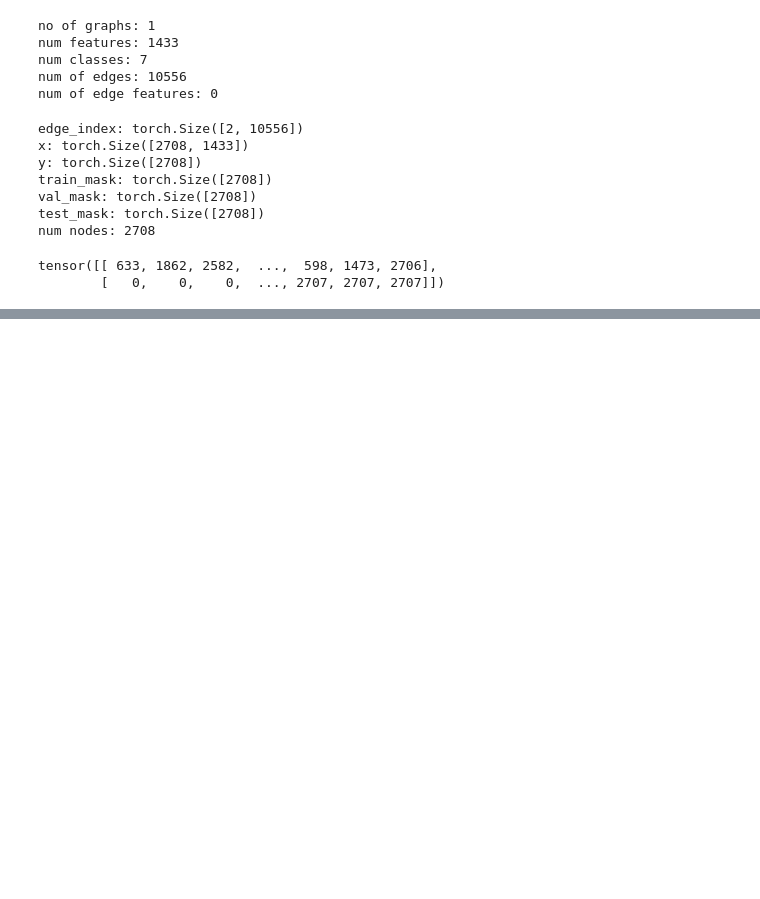
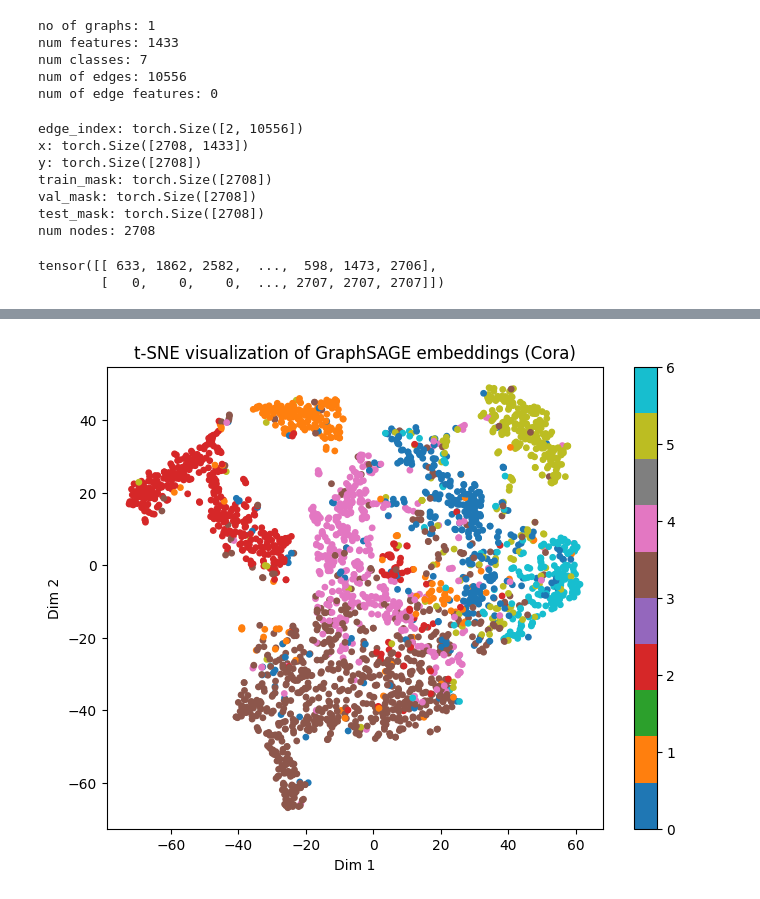
Before and after one commit to sachialgoexpert/timeseries, a Jupyter notebook: src/pg/pg1.ipynb, the cells around one changed output, grey strips where cells are left out. Drawn from its saved outputs; the diff is of its cells as text; code cells hidden in the pictures; blank space fills up the shorter version.

Commit message:
added graphSage

```diff
--- a/src/pg/pg1.ipynb
+++ b/src/pg/pg1.ipynb
@@ -70,7 +65,6 @@ class Net(torch.nn.Module):
 # %%
 device=torch.device('cuda' if torch.cuda.is_available() else 'cpu')
 model,data=Net().to(device),data.to(device)
-data=data.to(device)
 optimizer=torch.optim.Adam(model.parameters(), lr=0.01, weight_decay=5e-4)
 # %%
 def train():
@@ -122,0 +123,4 @@ Epoch: 500, Loss: 0.0052, Train Acc: 1.0000, Val Acc: 0.7360, Test Acc: 0.7600
+# %%
+model.eval()
+with torch.no_grad():
+    embeddings = model.conv1(data.x, data.edge_index)
@@ -122,0 +152,36 @@ Epoch: 500, Loss: 0.0052, Train Acc: 1.0000, Val Acc: 0.7360, Test Acc: 0.7600
+# %%
+model.eval()
+with torch.no_grad():
+    embeddings = model.conv1(data.x, data.edge_index)
+
+embeddings = embeddings.cpu().numpy()
+labels = data.y.cpu().numpy()
+# %%
+from sklearn.manifold import TSNE
+import matplotlib.pyplot as plt
+
+tsne = TSNE(
+    n_components=2,
+    perplexity=30,
+    learning_rate=200,
+    max_iter=1000,   # ✅ renamed
+    random_state=42
+)
+
+emb_2d = tsne.fit_transform(embeddings)
+
+plt.figure(figsize=(8, 6))
+scatter = plt.scatter(
+    emb_2d[:, 0],
+    emb_2d[:, 1],
+    c=labels,
+    cmap='tab10',
+    s=15
+)
+plt.colorbar(scatter)
+plt.title("t-SNE visualization of GraphSAGE embeddings (Cora)")
+plt.xlabel("Dim 1")
+plt.ylabel("Dim 2")
+plt.show()
+# %% [output]
+[figure, added]
```
Also changed, not shown: parts of 7 cells of this notebook.
